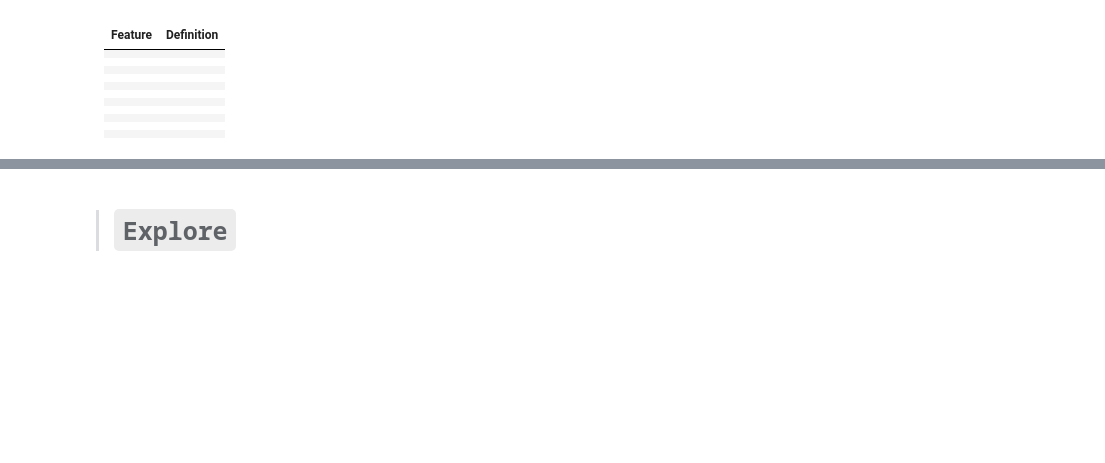
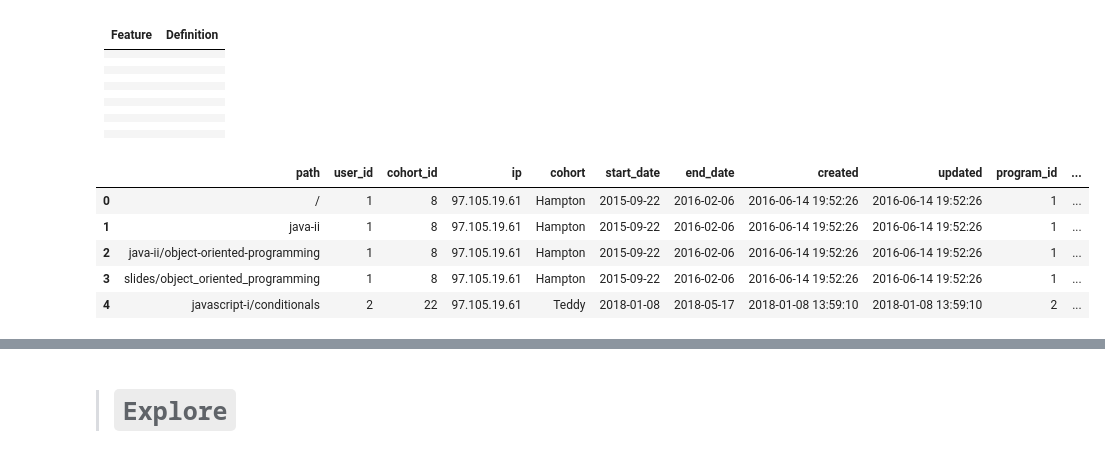
Before and after one commit to Access-Not-Found/project_anomaly, a Jupyter notebook: final_report.ipynb, the cells around one changed output, grey strips where cells are left out. Saved outputs shown, nothing was run; the diff lists cells and outputs as text; code cells hidden in the pictures; blank space fills up the shorter version.

```diff
--- a/final_report.ipynb
+++ b/final_report.ipynb
@@ -59,0 +63,10 @@ import seaborn as sns
+# %%
+# quick data viz
+df.head()
+# %% [output]
+|  | path | user_id | cohort_id | ip | cohort | start_date | end_date | created | updated | program_id | ... |
+| 0 | / | 1 | 8 | 97.105.19.61 | Hampton | 2015-09-22 | 2016-02-06 | 2016-06-14 19:52:26 | 2016-06-14 19:52:26 | 1 | ... |
+| 1 | java-ii | 1 | 8 | 97.105.19.61 | Hampton | 2015-09-22 | 2016-02-06 | 2016-06-14 19:52:26 | 2016-06-14 19:52:26 | 1 | ... |
+| 2 | java-ii/object-oriented-programming | 1 | 8 | 97.105.19.61 | Hampton | 2015-09-22 | 2016-02-06 | 2016-06-14 19:52:26 | 2016-06-14 19:52:26 | 1 | ... |
+| 3 | slides/object_oriented_programming | 1 | 8 | 97.105.19.61 | Hampton | 2015-09-22 | 2016-02-06 | 2016-06-14 19:52:26 | 2016-06-14 19:52:26 | 1 | ... |
+| 4 | javascript-i/conditionals | 2 | 22 | 97.105.19.61 | Teddy | 2018-01-08 | 2018-05-17 | 2018-01-08 13:59:10 | 2018-01-08 13:59:10 | 2 | ... |
```
Also changed, not shown: parts of 11 cells of this notebook.
